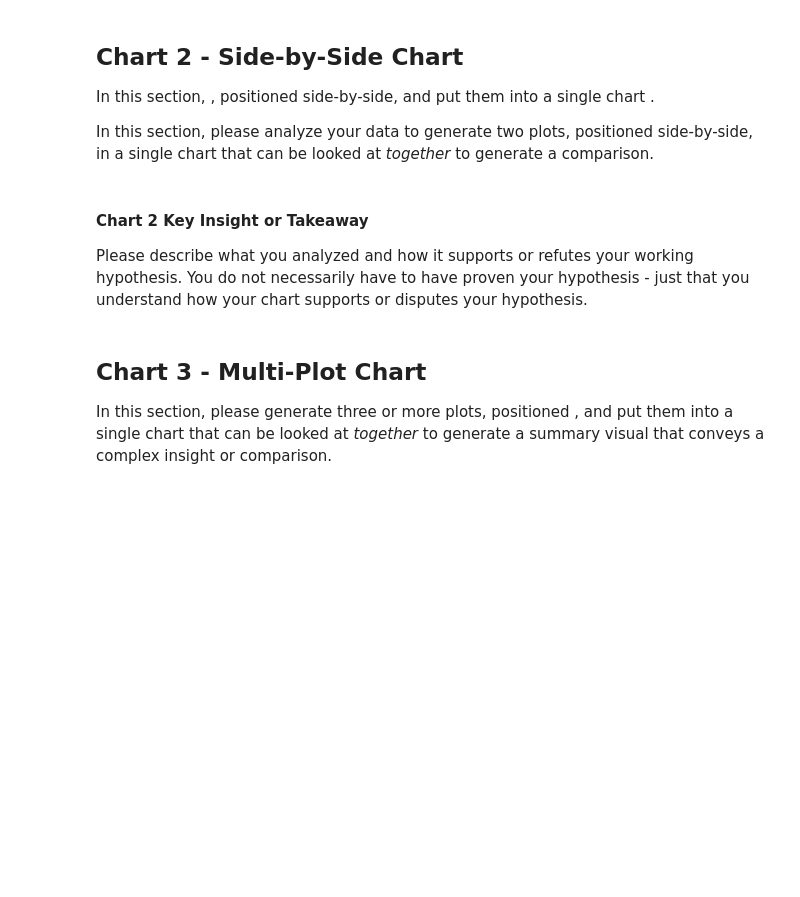
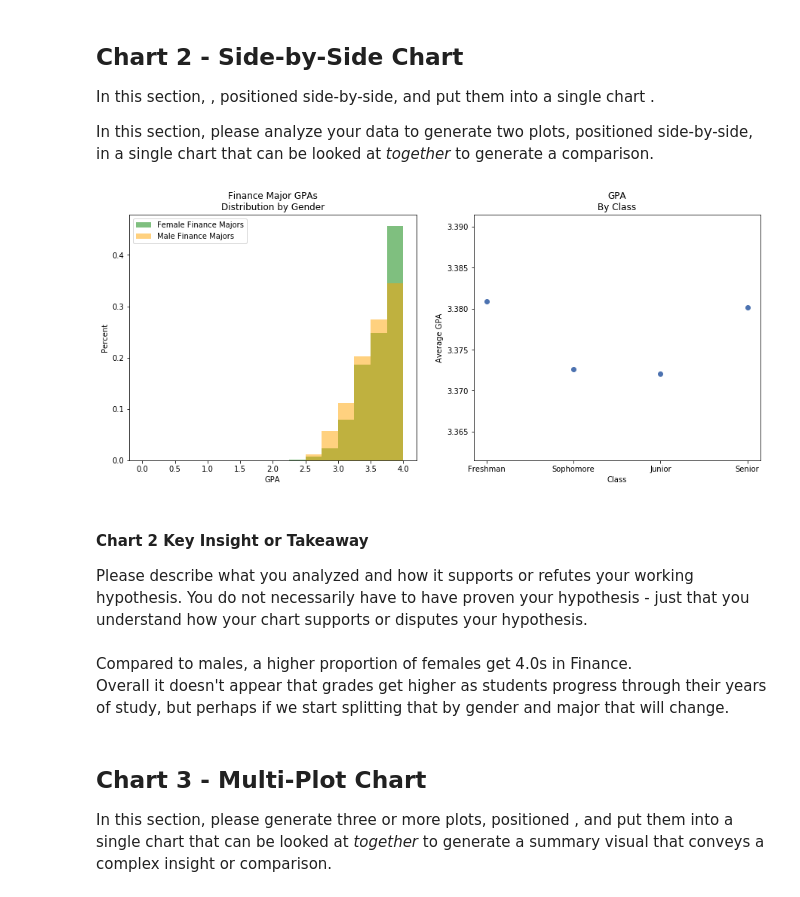
Before and after one commit to jasonshu8/MSDS_631, a Jupyter notebook: Homeworks/Homework 8/MSDS_631_Homework_8.ipynb, the cells around one changed output. Drawn from its saved outputs; the diff is of its cells as text; code cells hidden in the pictures; blank space fills up the shorter version.

```diff
--- a/Homeworks/Homework 8/MSDS_631_Homework_8.ipynb
+++ b/Homeworks/Homework 8/MSDS_631_Homework_8.ipynb
@@ -65,6 +105,43 @@ In this section, please analyze your data to generate two plots, positioned side
+# %%
+plt.figure(figsize=(15,6))
+
+bins = [0,.25,.5,.75,1,1.25,1.5,1.75,2,2.25,2.5,2.75,3,3.25,3.5,3.75,4]
+plt.subplot(1, 2, 1)
+plt.hist(female_finance_df["gpa"], density=False, bins=bins, weights=np.ones(len(female_finance_df["gpa"])) / len(female_finance_df["gpa"]), facecolor='green', alpha=0.5, label="Female Finance Majors")
+plt.hist(male_finance_df["gpa"], density=False, bins=bins, weights=np.ones(len(male_finance_df["gpa"])) / len(male_finance_df["gpa"]), facecolor='orange', alpha=0.5, label="Male Finance Majors")
+plt.legend(loc='upper left')
+plt.ylabel('Percent')
+plt.xlabel('GPA')
+plt.title("Finance Major GPAs\nDistribution by Gender")
+
+
+
+student_info_agg2 = student_info.groupby(["class"])[["gpa"]].mean().sort_values('gpa')
+
+#Having to do this was super annoying but I couldn't find any way to reference the original class and got sick of wasting time
+class_list = student_info_agg2.index.tolist()
+student_info_agg2["class_reference"] = class_list
+class_rank_dict = {'Freshman' : 1, 'Sophomore' : 2, 'Junior' : 3, 'Senior' : 4}
+student_info_agg2["class_rank"] = student_info_agg2["class_reference"].map(class_rank_dict)
+student_info_agg2.sort_values(by=["class_rank"], inplace=True)
+student_info_agg2
+
+plt.subplot(1, 2, 2)
+plt.scatter(student_info_agg2["class_reference"], student_info_agg2["gpa"])
+plt.ylabel("Average GPA")
+plt.xlabel("Class")
+plt.title("GPA\nBy Class")
+
+#plt.subplots_adjust(left=None, bottom=None, right=None, top=None, wspace=.2, hspace=None)
+plt.show()
+# %% [output]
+[figure, added]
 # %% [markdown]
 #### Chart 2 Key Insight or Takeaway
 Please describe what you analyzed and how it supports or refutes your working hypothesis. You do not necessarily have to have proven your hypothesis - just that you understand how your chart supports or disputes your hypothesis.
+# %% [markdown]
+Compared to males, a higher proportion of females get 4.0s in Finance.<br/>
+Overall it doesn't appear that grades get higher as students progress through their years of study, but perhaps if we start splitting that by gender and major that will change.
 # %% [markdown]
 ## Chart 3 - Multi-Plot Chart
 
```
Also changed, not shown: parts of 13 cells of this notebook.
